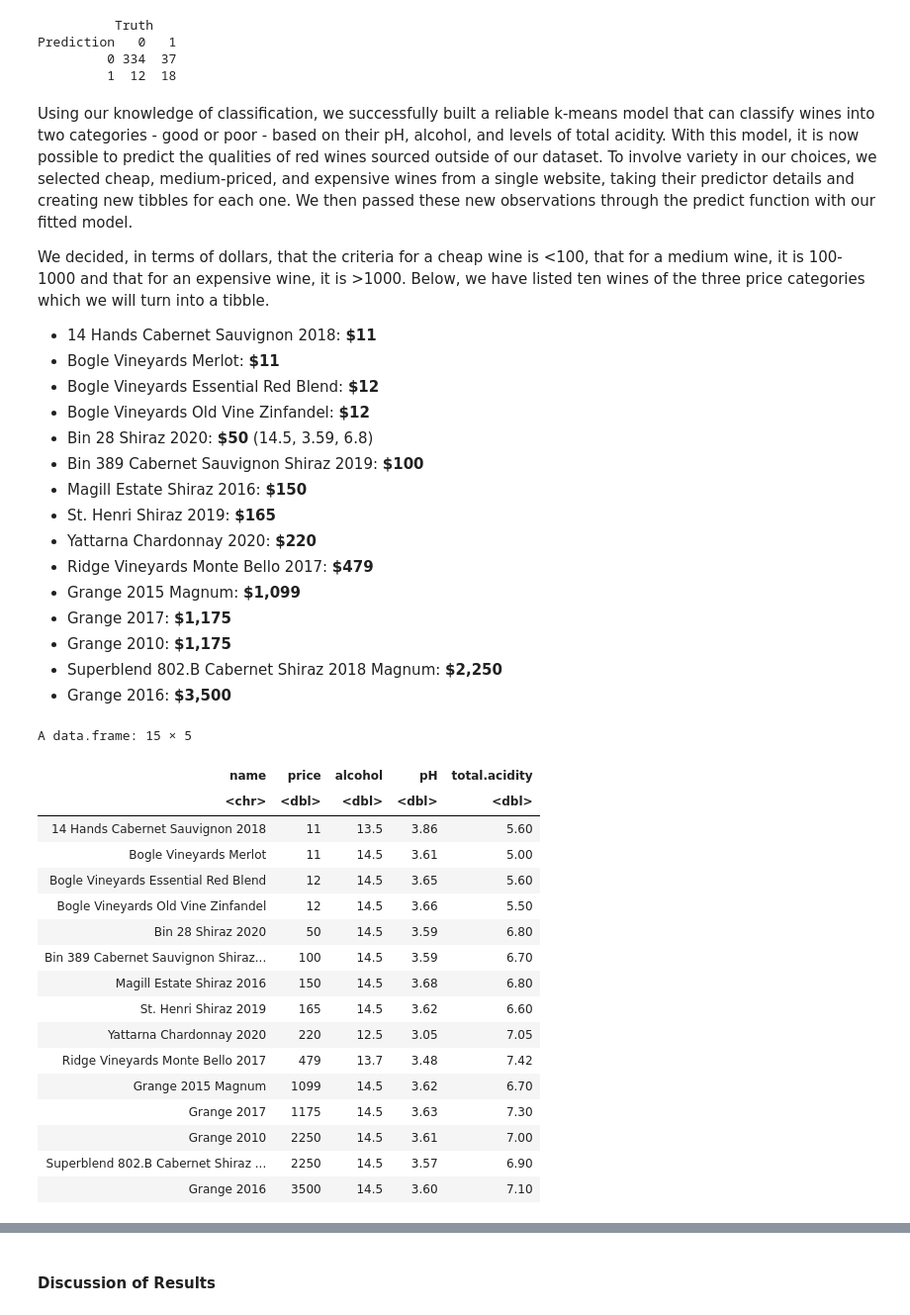
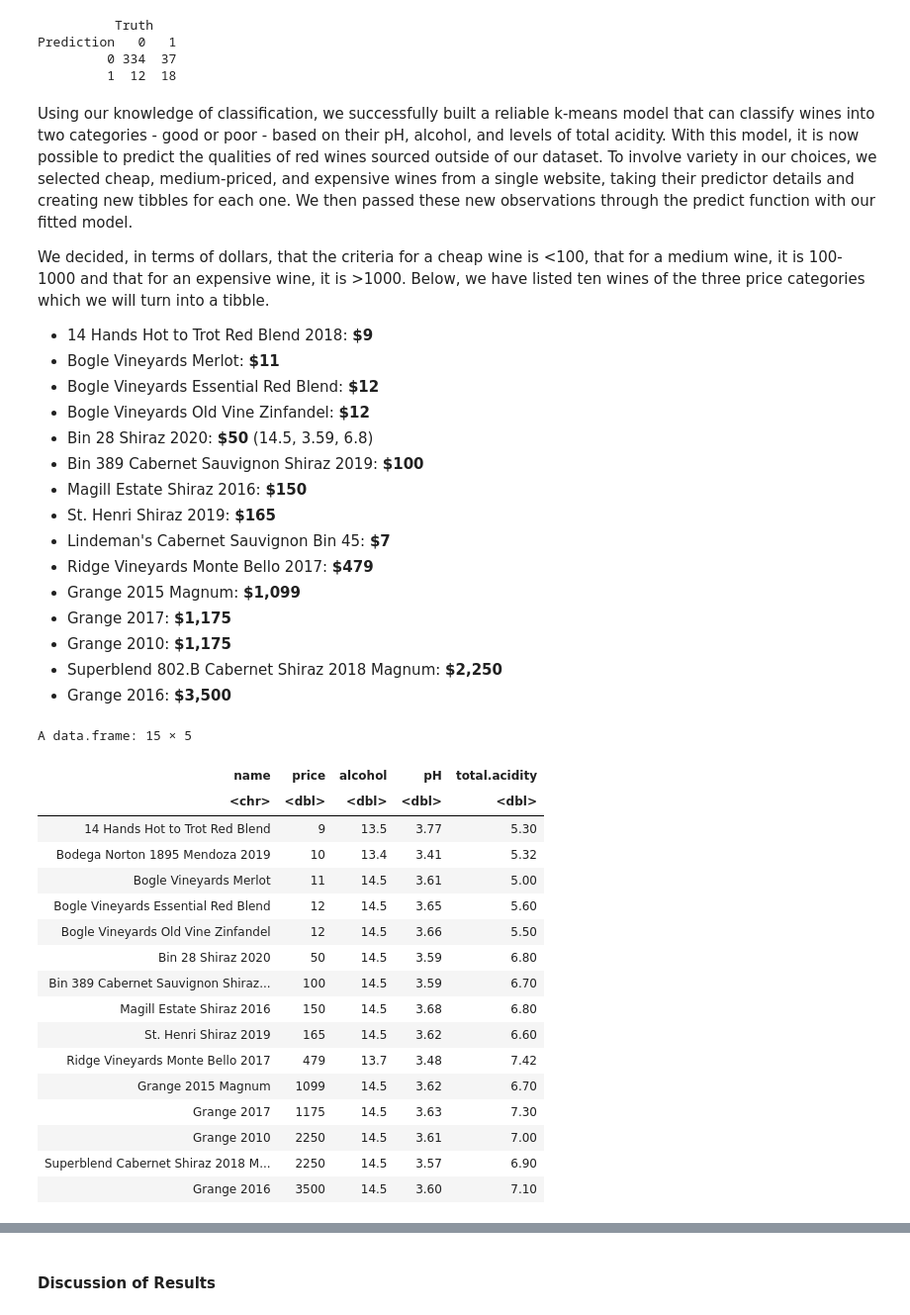
Before and after one commit to man-on-wire/Vinho-Verde, a Jupyter notebook: Written Proposal.ipynb, the cells around one changed output, grey strips where cells are left out. Shown at 99% size. Saved outputs shown, nothing was run; the diff lists cells and outputs as text; code cells hidden in the pictures.

```diff
--- a/Written Proposal.ipynb
+++ b/Written Proposal.ipynb
@@ -256,7 +257,7 @@ Using our knowledge of classification, we successfully built a reliable k-means
 
 We decided, in terms of dollars, that the criteria for a cheap wine is <100, that for a medium wine, it is 100-1000 and that for an expensive wine, it is >1000. Below, we have listed ten wines of the three price categories which we will turn into a tibble.
 
-- 14 Hands Cabernet Sauvignon 2018: **\$11**
+- 14 Hands Hot to Trot Red Blend 2018: **\$9**
 - Bogle Vineyards Merlot: **\$11**
 - Bogle Vineyards Essential Red Blend: **\$12**
 - Bogle Vineyards Old Vine Zinfandel: **\$12**
@@ -264,7 +265,7 @@ We decided, in terms of dollars, that the criteria for a cheap wine is <100, tha
 - Bin 389 Cabernet Sauvignon Shiraz 2019: **\$100**
 - Magill Estate Shiraz 2016: **\$150**
 - St. Henri Shiraz 2019: **\$165**
-- Yattarna Chardonnay 2020: **\$220**
+- Lindeman's Cabernet Sauvignon Bin 45: **\$7**
 - Ridge Vineyards Monte Bello 2017: **\$479**
 - Grange 2015 Magnum: **\$1,099**
 - Grange 2017: **\$1,175**
@@ -272,7 +273,9 @@ We decided, in terms of dollars, that the criteria for a cheap wine is <100, tha
 - Superblend 802.B Cabernet Shiraz 2018 Magnum: **\$2,250**
 - Grange 2016: **\$3,500**
 # %%
-sauv_2018 <- c("14 Hands Cabernet Sauvignon 2018", 11, 13.5, 3.86, 5.6)
+options(repr.matrix.max.rows = 15)
+
+hottotrot_2018 <- c("14 Hands Hot to Trot Red Blend", 9, 13.5, 3.77, 5.3)
 merlot <- c("Bogle Vineyards Merlot", 11, 14.5, 3.61, 5.0)
 red_blend <- c("Bogle Vineyards Essential Red Blend", 12, 14.5, 3.65, 5.6)
 zinfandel <- c("Bogle Vineyards Old Vine Zinfandel", 12, 14.5, 3.66, 5.5)
@@ -280,7 +283,7 @@ shiraz_2020 <- c("Bin 28 Shiraz 2020", 50, 14.5, 3.59, 6.8)
 cs_shiraz_2019 <- c("Bin 389 Cabernet Sauvignon Shiraz 2019", 100, 14.5, 3.59, 6.7)
 shiraz_2016 <- c("Magill Estate Shiraz 2016", 150, 14.5, 3.68, 6.8)
 sh_shiraz_2019 <- c("St. Henri Shiraz 2019", 165, 14.5, 3.62, 6.6)
-chardonnay <- c("Yattarna Chardonnay 2020", 220, 12.5, 3.05, 7.05)
+mendoza <- c("Bodega Norton 1895 Mendoza 2019", 10, 13.4, 3.41, 5.32)
 monte_bello <- c("Ridge Vineyards Monte Bello 2017", 479, 13.7, 3.48, 7.42)
 grange_2015 <- c("Grange 2015 Magnum", 1099, 14.5, 3.62, 6.7)
 grange_2016 <- c("Grange 2017", 1175, 14.5, 3.63, 7.3)
@@ -296,36 +299,37 @@ wine_tibble <- tibble(
     total.acidity = double())
 
 wine_tib <- rbind(
     wine_tibble,
-    sauv_2018,
+    hottotrot_2018,
+    mendoza,
     merlot,
     red_blend,
     zinfandel,
     shiraz_2020,
     cs_shiraz_2019,
     shiraz_2016,
     sh_shiraz_2019,
-    chardonnay,
     monte_bello,
     grange_2015,
     grange_2016,
     grange_2017,
     grange_2010,
     shiraz_2018)
 
 colnames(wine_tib) <- c("name", "price", "alcohol", "pH", "total.acidity")
 
 wine_tib <- wine_tib |>
     mutate(price = as.double(price),
            alcohol = as.double(alcohol),
            pH = as.double(pH),
            total.acidity = as.double(total.acidity))
 wine_tib
 # %% [output]
 A data.frame: 15 × 5
 | name | price | alcohol | pH | total.acidity |
 | <chr> | <dbl> | <dbl> | <dbl> | <dbl> |
-| 14 Hands Cabernet Sauvignon 2018 | 11 | 13.5 | 3.86 | 5.60 |
+| 14 Hands Hot to Trot Red Blend | 9 | 13.5 | 3.77 | 5.30 |
+| Bodega Norton 1895 Mendoza 2019 | 10 | 13.4 | 3.41 | 5.32 |
 | Bogle Vineyards Merlot | 11 | 14.5 | 3.61 | 5.00 |
 | Bogle Vineyards Essential Red Blend | 12 | 14.5 | 3.65 | 5.60 |
 | Bogle Vineyards Old Vine Zinfandel | 12 | 14.5 | 3.66 | 5.50 |
@@ -333,12 +337,11 @@ A data.frame: 15 × 5
 | Bin 389 Cabernet Sauvignon Shiraz... | 100 | 14.5 | 3.59 | 6.70 |
 | Magill Estate Shiraz 2016 | 150 | 14.5 | 3.68 | 6.80 |
 | St. Henri Shiraz 2019 | 165 | 14.5 | 3.62 | 6.60 |
-| Yattarna Chardonnay 2020 | 220 | 12.5 | 3.05 | 7.05 |
 | Ridge Vineyards Monte Bello 2017 | 479 | 13.7 | 3.48 | 7.42 |
 | Grange 2015 Magnum | 1099 | 14.5 | 3.62 | 6.70 |
 | Grange 2017 | 1175 | 14.5 | 3.63 | 7.30 |
 | Grange 2010 | 2250 | 14.5 | 3.61 | 7.00 |
-| Superblend 802.B Cabernet Shiraz ... | 2250 | 14.5 | 3.57 | 6.90 |
+| Superblend Cabernet Shiraz 2018 M... | 2250 | 14.5 | 3.57 | 6.90 |
 | Grange 2016 | 3500 | 14.5 | 3.60 | 7.10 |
 # %%
 options(repr.matrix.max.rows = 15)
```
Also changed, not shown: parts of 13 cells of this notebook.
